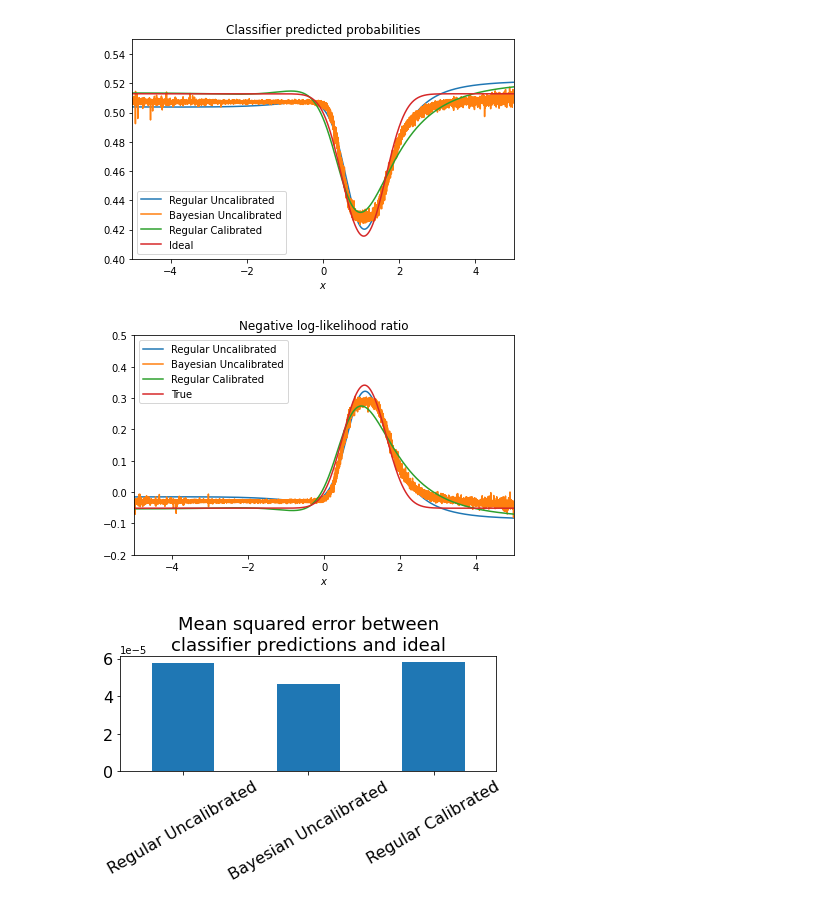
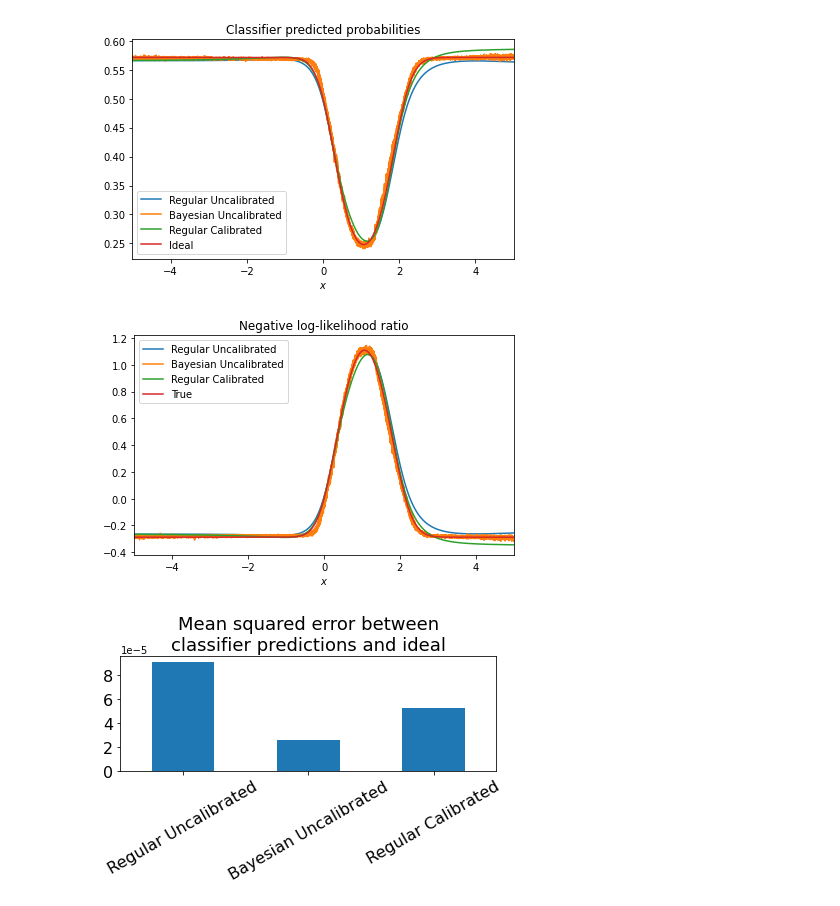
Before and after one commit to cjs220/active_learning_ratio_estimation, a Jupyter notebook: examples/mixtures.ipynb, the cells around one changed output. Saved outputs shown, nothing was run; the diff lists cells and outputs as text; code cells hidden in the pictures.

```diff
--- a/examples/mixtures.ipynb
+++ b/examples/mixtures.ipynb
@@ -52,7 +59,7 @@ def triple_mixture(gamma):
     return dist
 # %%
 # Build dataset
-theta_0 = 0.05
+theta_0 = 0.25
 theta_1 = 0.00
 n_samples_per_theta = int(1e5)
 
@@ -139,25 +146,25 @@ nllrs = pd.DataFrame(nllrs, index=x)
 # %%
 # Plot predictions for classifier decision function
 y_preds.plot()
 plt.xlim([-5, 5])
-plt.ylim([0.4, 0.55])
+# plt.ylim([0.4, 0.55])
 plt.title('Classifier predicted probabilities')
 plt.xlabel('$x$')
 plt.tight_layout()
 plt.show()
 # %% [output]
-[figure, old version]
+[figure, new version]
 # %%
 # Plot predictions for negative log likelihood ratio
 nllrs.plot()
 plt.xlim([-5, 5])
-plt.ylim([-0.2, 0.5])
+# plt.ylim([-0.2, 0.5])
 plt.title('Negative log-likelihood ratio')
 plt.xlabel('$x$')
 plt.tight_layout()
 plt.show()
 # %% [output]
-[figure, old version]
+[figure, new version]
 # %%
 # Calculate MSE between models' predicted probabilities and ideal probabilities
 mses = pd.Series(dtype=float)
@@ -172,4 +179,4 @@ plt.title('Mean squared error between\nclassifier predictions and ideal', fontsi
 plt.tight_layout()
 plt.show()
 # %% [output]
-[figure, old version]
+[figure, new version]
```
Also changed, not shown: parts of 8 cells of this notebook.
